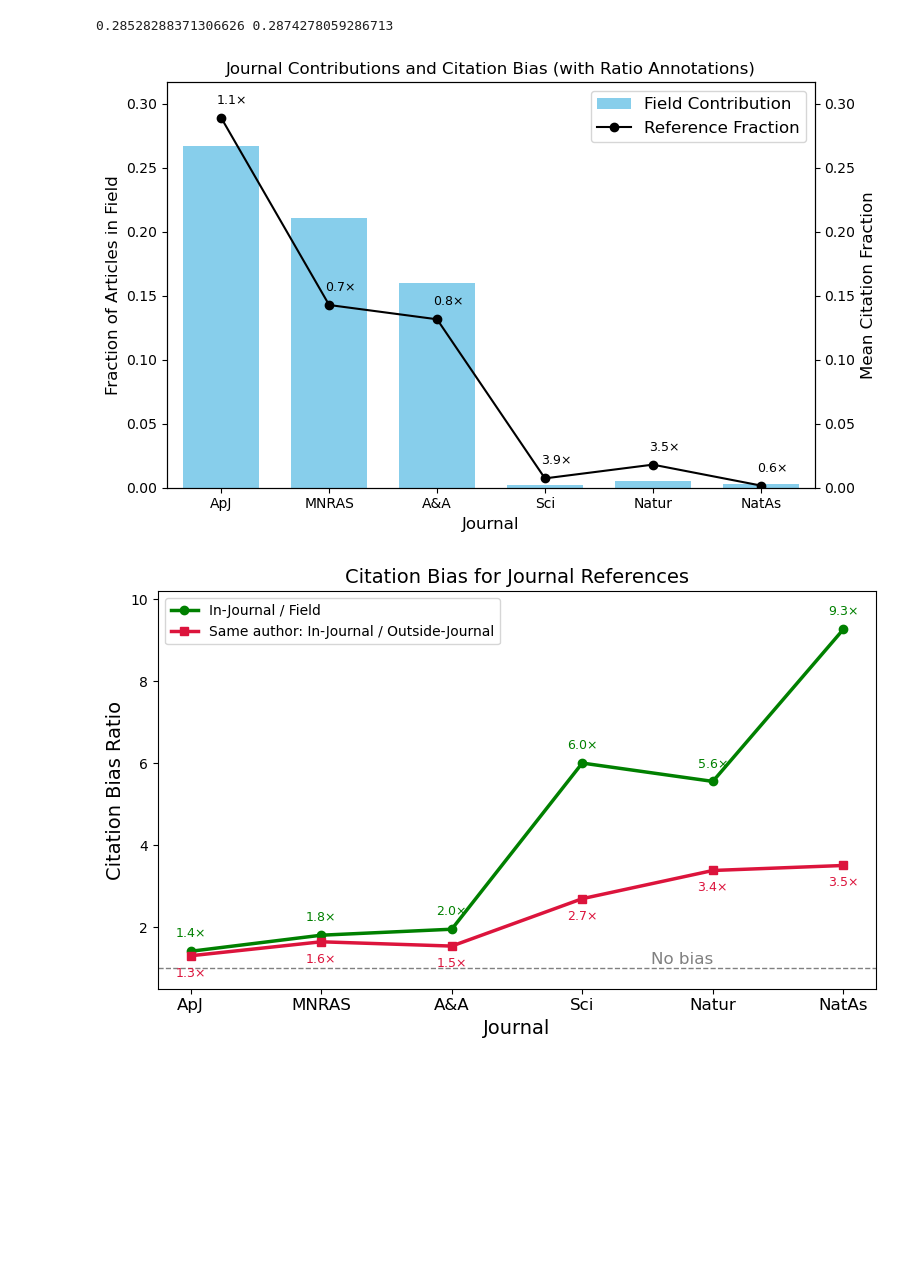
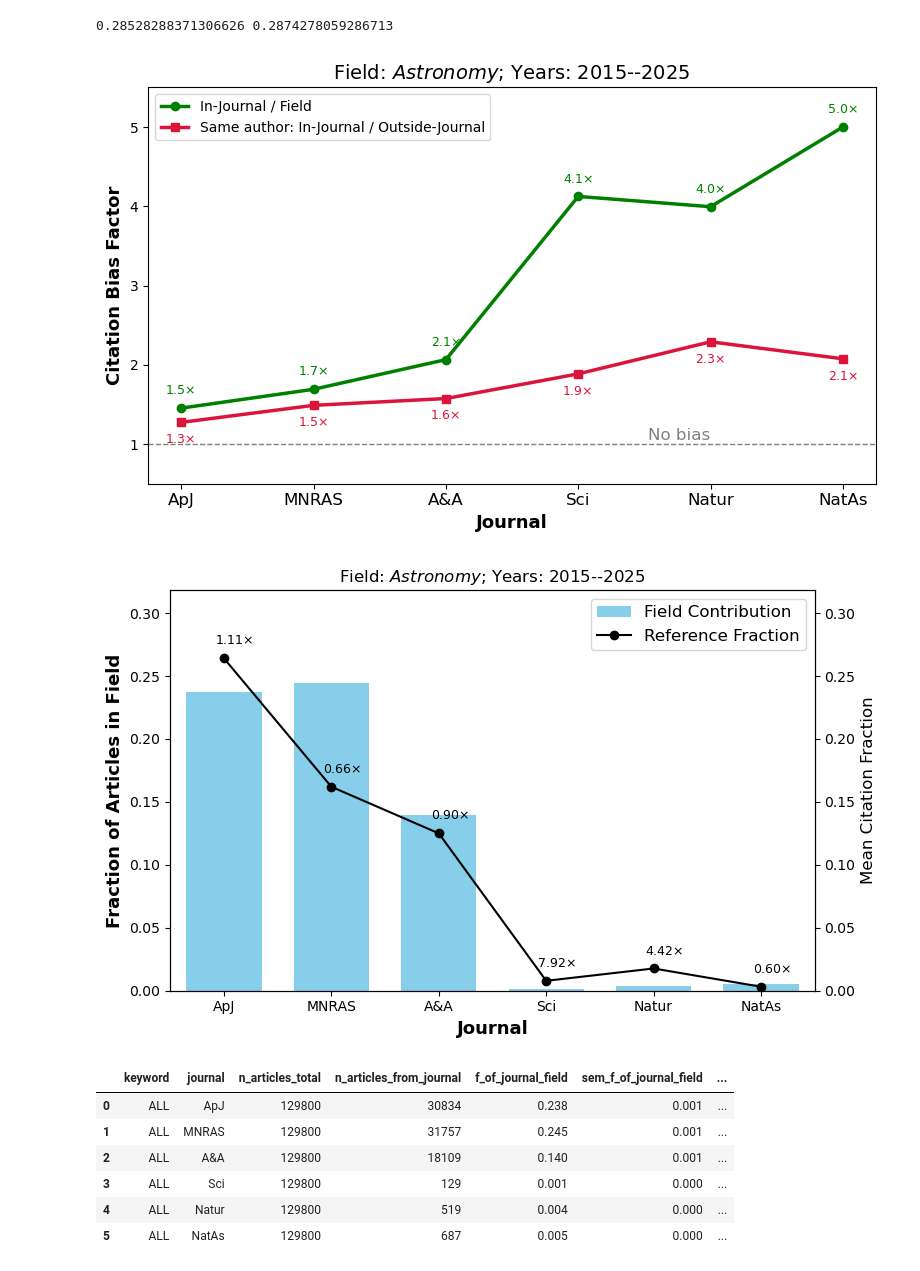
Before and after one commit to vadibekyan/ads_stats, a Jupyter notebook: astronomy_references.ipynb, the cells around one changed output. Cells and saved outputs as stored; diff of their text form; code cells hidden in the pictures; blank space fills up the shorter version.

```diff
--- a/astronomy_references.ipynb
+++ b/astronomy_references.ipynb
@@ -275,7 +275,7 @@ class JournalReferenceAnalyzer:
             if keyword == 'ALL':
                 sub_df = self.df.copy()
             else:
-                sub_df = self.df[self.df[self.keyword_col] == keyword]
+                sub_df = self.df[self.df[self.keyword_col].str.contains(keyword)]  # 👈 filter by keyword
             sub_df = sub_df[sub_df['n_references'] > 0]
 
             n_articles_total = len(sub_df)
@@ -332,7 +332,7 @@ class JournalReferenceAnalyzer:
         if keyword == 'ALL':
             sub_df = self.df[self.df[self.journal_col] == journal_name]
         else:
-            sub_df = self.df[(self.df[self.keyword_col] == keyword) &
+            sub_df = self.df[(self.df[self.keyword_col].str.contains(keyword)) &
                              (self.df[self.journal_col] == journal_name)]
 
         if match_on_name_only:
@@ -348,7 +348,7 @@ class JournalReferenceAnalyzer:
 
         author_articles = self.df[author_mask].copy()
         if keyword != 'ALL':
-            author_articles = author_articles[author_articles[self.keyword_col] == keyword]
+            author_articles = author_articles[author_articles[self.keyword_col].str.contains(keyword)]
         author_articles = author_articles[author_articles['n_references'] > 0]
 
         if journal_ref_col not in author_articles.columns or author_articles.empty:
@@ -541,7 +462,7 @@ print (low, high)
 # %% [output]
 0.28528288371306626 0.2874278059286713
 # %%
-def plot_journal_contributions_and_bias(comparison_df, years = '5_years'):
+def plot_journal_contributions_and_bias(comparison_df, years = '5_years', title = None, keyword = None):
     """
     Plots journal contributions to the field and citation bias metrics.
 
@@ -563,6 +484,8 @@ def plot_journal_contributions_and_bias(comparison_df, years = '5_years'):
     ratios_in = (comparison_df["mean_f_in_journal_author"] / comparison_df["f_of_journal_field"]).tolist()
     ratios_out = (comparison_df["mean_f_outside_journal_author"] / comparison_df["f_of_journal_field"]).tolist()
 
+
+    plt.rcdefaults()  # Resets all rcParams to their default values
     # Plot setup
     fig, ax1 = plt.subplots(figsize=(8, 5))
 
@@ -572,11 +495,11 @@ def plot_journal_contributions_and_bias(comparison_df, years = '5_years'):
     bar_width = 0.7
     bars = ax1.bar(journals_with_other, fractions_with_other, width=bar_width, color='skyblue', label='Field Contribution')
 
-    ax1.set_ylabel('Fraction of Articles in Field', fontsize=12)
-    ax1.set_xlabel('Journal', fontsize=12)
-    ax1.set_title('Journal Contributions and Citation Bias (with Ratio Annotations)', fontsize=12)
+    ax1.set_ylabel('Fraction of Articles in Field', fontsize=13, weight='bold')
+    ax1.set_xlabel('Journal', fontsize=13, weight='bold')
+    ax1.set_title(title, fontsize=12)
     ax1.set_xlim(-0.5, len(journals_with_other) - 0.5)
-    ax1.set_ylim(0, max(fractions_with_other) + 0.05)
+    ax1.set_ylim(0, max(fractions_with_other)*1.3)
 
     for bar in bars:
         height = bar.get_height()
@@ -596,7 +519,7 @@ def plot_journal_contributions_and_bias(comparison_df, years = '5_years'):
 
     # Annotate ratios
     for i, x in enumerate(x_ticks):
-        ax2.annotate(f"{ratios_all[i]:.1f}×", xy=(x, comparison_df["mean_f_all_articles"].iloc[i]),
+        ax2.annotate(f"{ratios_all[i]:.2f}×", xy=(x, comparison_df["mean_f_all_articles"].iloc[i]),
                      xytext=(8, 10), textcoords="offset points", ha='center', color='black', fontsize=9)
         #ax2.annotate(f"{ratios_in[i]:.1f}×", xy=(x, comparison_df["mean_f_in_journal_author"].iloc[i]),
         #             xytext=(10, 6), textcoords="offset points", ha='center', color='green', fontsize=9)
@@ -609,18 +532,12 @@ def plot_journal_contributions_and_bias(comparison_df, years = '5_years'):
     ax1.legend(lines + lines2, labels + labels2, loc='upper right', fontsize=12)
 
     plt.tight_layout()
-    plt.savefig(f"figures/journal_contributions_bias_{years}.png", dpi=300, bbox_inches='tight')  # or .pdf
+    plt.savefig(f"figures/journal_contributions_bias_{years}_{keyword}.png", dpi=300, bbox_inches='tight')  # or .pdf
     plt.show()
-
-
-# Example usage:
-plot_journal_contributions_and_bias(comparison_df_all, years = 'ALL')
-# %% [output]
-[figure, removed]
 # %%
 import matplotlib.pyplot as plt
 
-def plot_journal_citation_bias_ratios(comparison_df, years='all'):
+def plot_journal_citation_bias_ratios(comparison_df, years='all', title = None, keyword = None):
     """
     Visualizes citation bias ratios for each journal:
     - Green line: Mean % of references to the journal when published IN that journal,
@@ -654,9 +571,9 @@ def plot_journal_citation_bias_ratios(comparison_df, years='all'):
     # Axis formatting
     ax.set_xticks(x)
     ax.set_xticklabels(journals, fontsize=12)
-    ax.set_xlabel('Journal', fontsize=14)
-    ax.set_ylabel('Citation Bias Ratio', fontsize=14)
-    ax.set_title('Citation Bias for Journal References', fontsize=14)
+    ax.set_xlabel('Journal', fontsize=13, weight='bold')
+    ax.set_ylabel('Citation Bias Factor', fontsize=13, weight='bold')
+    ax.set_title(title, fontsize=14)
     ax.axhline(1.0, color='gray', linestyle='--', linewidth=1)
     ax.text(len(journals) - 2, 1.02, "No bias", color='gray', fontsize=12, ha='right', va='bottom')
 
@@ -675,11 +592,41 @@ def plot_journal_citation_bias_ratios(comparison_df, years='all'):
     #ax.grid(True, axis='y', linestyle=':', linewidth=0.7)
     ax.legend(loc='upper left', fontsize=10)
     plt.tight_layout()
-    plt.savefig(f"figures/journal_citation_bias_ratios_{years}.png", dpi=300, bbox_inches='tight')
+    plt.savefig(f"figures/journal_citation_bias_ratios_{years}_{keyword}.png", dpi=300, bbox_inches='tight')
     plt.show()
-
-
-
-plot_journal_citation_bias_ratios(comparison_df_all, years='ALL')
-# %% [output]
-[figure, removed]
+# %%
+all_data_ref_clean_5_years = all_data_ref_clean[all_data_ref_clean.year >= 2020]
+all_data_ref_clean_10_years = all_data_ref_clean[all_data_ref_clean.year >= 2015]
+
+analyzer_all = JournalReferenceAnalyzer(all_data_ref_clean_10_years, keyword_col='my_keyword',)
+comparison_df_all = analyzer_all.compare_field_and_author_bias(
+    keyword="ALL",
+    journal_list= astro_top_journal_list,
+    match_on_name_only=True
+)
+
+plot_journal_citation_bias_ratios(comparison_df_all, years='10_years', title = r'Field: $\it{Astronomy}$; Years: 2015--2025', keyword = 'Astronomy')
+
+plot_journal_contributions_and_bias(comparison_df_all, years = '10_years', title = r'Field: $\it{Astronomy}$; Years: 2015--2025', keyword = 'Astronomy')
+
+relevant_columns = ['journal',
+       'n_in_journal_author', 'n_outside_journal_author',
+       'f_of_journal_field',
+       'mean_f_all_articles',
+       'mean_f_in_journal_author',
+       'mean_f_outside_journal_author',
+       'journal_extra_citation_field',
+       'journal_extra_citation_author']
+
+summary_df_display = comparison_df_all.round(3)
+summary_df_display
+# %% [output]
+[figure, added]
+[figure, added]
+|  | keyword | journal | n_articles_total | n_articles_from_journal | f_of_journal_field | sem_f_of_journal_field | ... |
+| 0 | ALL | ApJ | 129800 | 30834 | 0.238 | 0.001 | ... |
+| 1 | ALL | MNRAS | 129800 | 31757 | 0.245 | 0.001 | ... |
+| 2 | ALL | A&A | 129800 | 18109 | 0.140 | 0.001 | ... |
+| 3 | ALL | Sci | 129800 | 129 | 0.001 | 0.000 | ... |
+| 4 | ALL | Natur | 129800 | 519 | 0.004 | 0.000 | ... |
+| 5 | ALL | NatAs | 129800 | 687 | 0.005 | 0.000 | ... |
```
Also changed, not shown: parts of 15 cells of this notebook, 20 other files.
